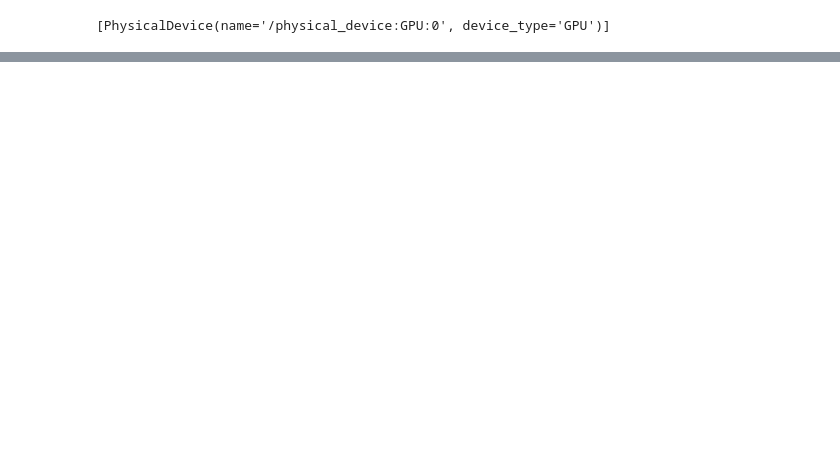
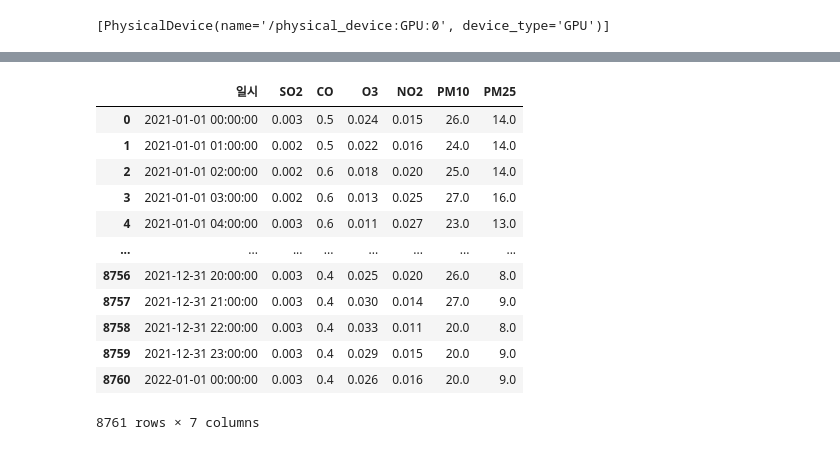
Before and after one commit to cyeongy/kt-aivle, a Jupyter notebook: 미니프로젝트2/미세먼지 실습파일/4. 실습.ipynb, the cells around one changed output, grey strips where cells are left out. Saved outputs shown, nothing was run; the diff lists cells and outputs as text; code cells hidden in the pictures; blank space fills up the shorter version.

```diff
--- a/미니프로젝트2/미세먼지 실습파일/4. 실습.ipynb
+++ b/미니프로젝트2/미세먼지 실습파일/4. 실습.ipynb
@@ -32,0 +40,16 @@ dtype: int64
+# %%
+air.sort_values('일시')
+# %% [output]
+|  | 일시 | SO2 | CO | O3 | NO2 | PM10 | PM25 |
+| 0 | 2021-01-01 00:00:00 | 0.003 | 0.5 | 0.024 | 0.015 | 26.0 | 14.0 |
+| 1 | 2021-01-01 01:00:00 | 0.002 | 0.5 | 0.022 | 0.016 | 24.0 | 14.0 |
+| 2 | 2021-01-01 02:00:00 | 0.002 | 0.6 | 0.018 | 0.020 | 25.0 | 14.0 |
+| 3 | 2021-01-01 03:00:00 | 0.002 | 0.6 | 0.013 | 0.025 | 27.0 | 16.0 |
+| 4 | 2021-01-01 04:00:00 | 0.003 | 0.6 | 0.011 | 0.027 | 23.0 | 13.0 |
+| ... | ... | ... | ... | ... | ... | ... | ... |
+| 8756 | 2021-12-31 20:00:00 | 0.003 | 0.4 | 0.025 | 0.020 | 26.0 | 8.0 |
+| 8757 | 2021-12-31 21:00:00 | 0.003 | 0.4 | 0.030 | 0.014 | 27.0 | 9.0 |
+| 8758 | 2021-12-31 22:00:00 | 0.003 | 0.4 | 0.033 | 0.011 | 20.0 | 8.0 |
+| 8759 | 2021-12-31 23:00:00 | 0.003 | 0.4 | 0.029 | 0.015 | 20.0 | 9.0 |
+| 8760 | 2022-01-01 00:00:00 | 0.003 | 0.4 | 0.026 | 0.016 | 20.0 | 9.0 |
+8761 rows × 7 columns
```
Also changed, not shown: parts of 27 cells of this notebook, 8 other files.
